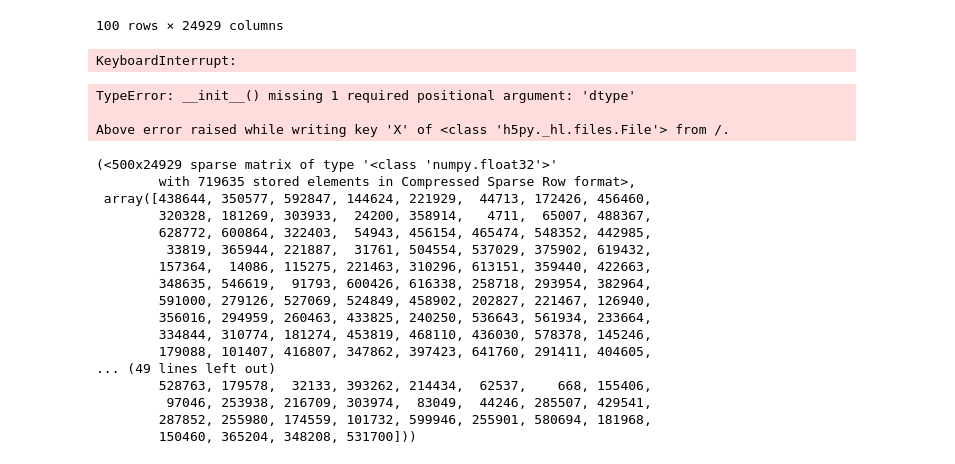
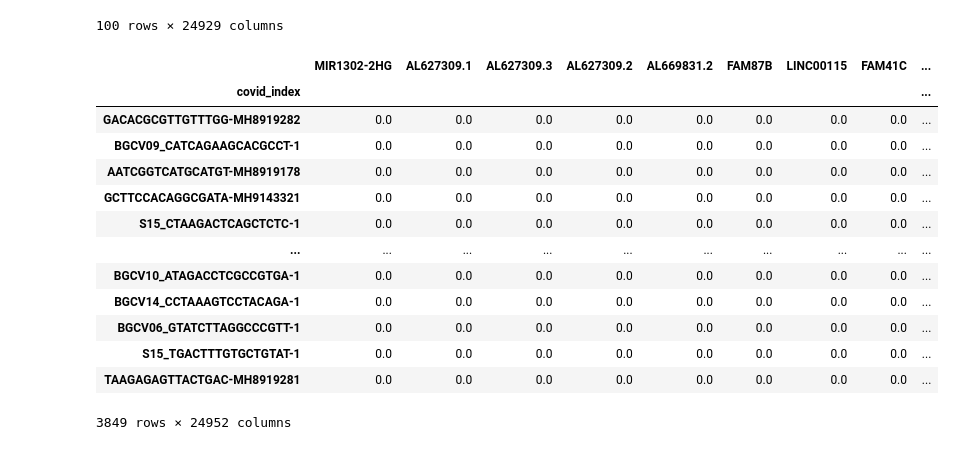
Before and after one commit to Zethione/etcembly-group1, a Jupyter notebook: notebooks/data_extract.ipynb, the cells around one changed output. Cells and saved outputs as stored; diff of their text form; code cells hidden in the pictures.

```diff
--- a/notebooks/data_extract.ipynb
+++ b/notebooks/data_extract.ipynb
@@ -111,32 +109,4 @@ df
 | 99 | 0.0 | 0.0 | 0.0 | 0.0 | 0.0 | 0.0 | 0.0 | 0.0 | 0.0 | ... |
 100 rows × 24929 columns
 # %%
-sub_sample = sp.pp.subsample(data.X.to_memory(), n_obs=500)
+sub_sample = sp.pp.subsample(data.X, n_obs=10000)
-# %% [output]
-KeyboardInterrupt:
-# %%
-sp.pp.subsample(data.copy(filename='new_test.h5ad'), fraction=0.005)
-# %% [output]
-TypeError: __init__() missing 1 required positional argument: 'dtype'
-
-Above error raised while writing key 'X' of <class 'h5py._hl.files.File'> from /.
-# %%
-sub_sample
-# %% [output]
-(<500x24929 sparse matrix of type '<class 'numpy.float32'>'
-        with 719635 stored elements in Compressed Sparse Row format>,
- array([438644, 350577, 592847, 144624, 221929,  44713, 172426, 456460,
-        320328, 181269, 303933,  24200, 358914,   4711,  65007, 488367,
-        628772, 600864, 322403,  54943, 456154, 465474, 548352, 442985,
-         33819, 365944, 221887,  31761, 504554, 537029, 375902, 619432,
-        157364,  14086, 115275, 221463, 310296, 613151, 359440, 422663,
-        348635, 546619,  91793, 600426, 616338, 258718, 293954, 382964,
-        591000, 279126, 527069, 524849, 458902, 202827, 221467, 126940,
-        356016, 294959, 260463, 433825, 240250, 536643, 561934, 233664,
-        334844, 310774, 181274, 453819, 468110, 436030, 578378, 145246,
-        179088, 101407, 416807, 347862, 397423, 641760, 291411, 404605,
-... (49 lines left out)
-        528763, 179578,  32133, 393262, 214434,  62537,    668, 155406,
-         97046, 253938, 216709, 303974,  83049,  44246, 285507, 429541,
-        287852, 255980, 174559, 101732, 599946, 255901, 580694, 181968,
-        150460, 365204, 348208, 531700]))
@@ -144,0 +120,19 @@ df = pd.DataFrame(sub_sample[0].toarray(), columns=data.var_names)
+# %%
+joined_df = df.join(sub_data_obs, on="covid_index")
+# %%
+joined_df[joined_df.initial_clustering.isin(['CD8', 'CD4'])]
+# %% [output]
+|  | MIR1302-2HG | AL627309.1 | AL627309.3 | AL627309.2 | AL669831.2 | FAM87B | LINC00115 | FAM41C | ... |
+| covid_index |  |  |  |  |  |  |  |  | ... |
+| GACACGCGTTGTTTGG-MH8919282 | 0.0 | 0.0 | 0.0 | 0.0 | 0.0 | 0.0 | 0.0 | 0.0 | ... |
+| BGCV09_CATCAGAAGCACGCCT-1 | 0.0 | 0.0 | 0.0 | 0.0 | 0.0 | 0.0 | 0.0 | 0.0 | ... |
+| AATCGGTCATGCATGT-MH8919178 | 0.0 | 0.0 | 0.0 | 0.0 | 0.0 | 0.0 | 0.0 | 0.0 | ... |
+| GCTTCCACAGGCGATA-MH9143321 | 0.0 | 0.0 | 0.0 | 0.0 | 0.0 | 0.0 | 0.0 | 0.0 | ... |
+| S15_CTAAGACTCAGCTCTC-1 | 0.0 | 0.0 | 0.0 | 0.0 | 0.0 | 0.0 | 0.0 | 0.0 | ... |
+| ... | ... | ... | ... | ... | ... | ... | ... | ... | ... |
+| BGCV10_ATAGACCTCGCCGTGA-1 | 0.0 | 0.0 | 0.0 | 0.0 | 0.0 | 0.0 | 0.0 | 0.0 | ... |
+| BGCV14_CCTAAAGTCCTACAGA-1 | 0.0 | 0.0 | 0.0 | 0.0 | 0.0 | 0.0 | 0.0 | 0.0 | ... |
+| BGCV06_GTATCTTAGGCCCGTT-1 | 0.0 | 0.0 | 0.0 | 0.0 | 0.0 | 0.0 | 0.0 | 0.0 | ... |
+| S15_TGACTTTGTGCTGTAT-1 | 0.0 | 0.0 | 0.0 | 0.0 | 0.0 | 0.0 | 0.0 | 0.0 | ... |
+| TAAGAGAGTTACTGAC-MH8919281 | 0.0 | 0.0 | 0.0 | 0.0 | 0.0 | 0.0 | 0.0 | 0.0 | ... |
+3849 rows × 24952 columns
```
Also changed, not shown: parts of 24 cells of this notebook.
